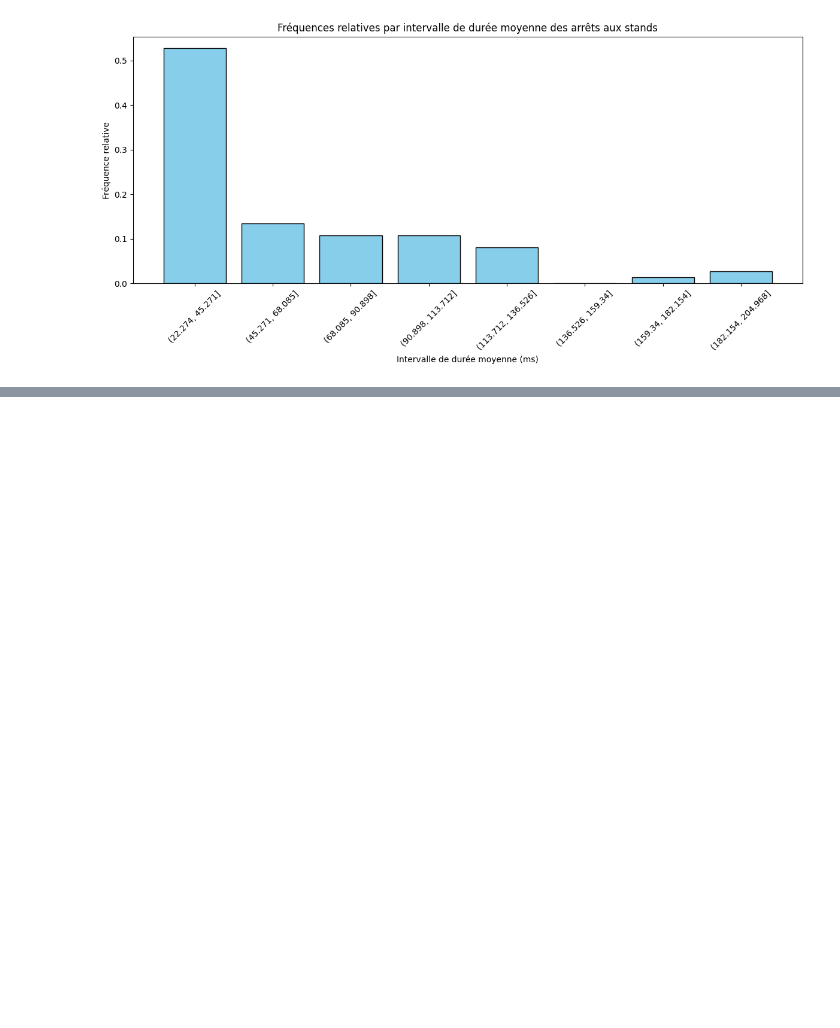
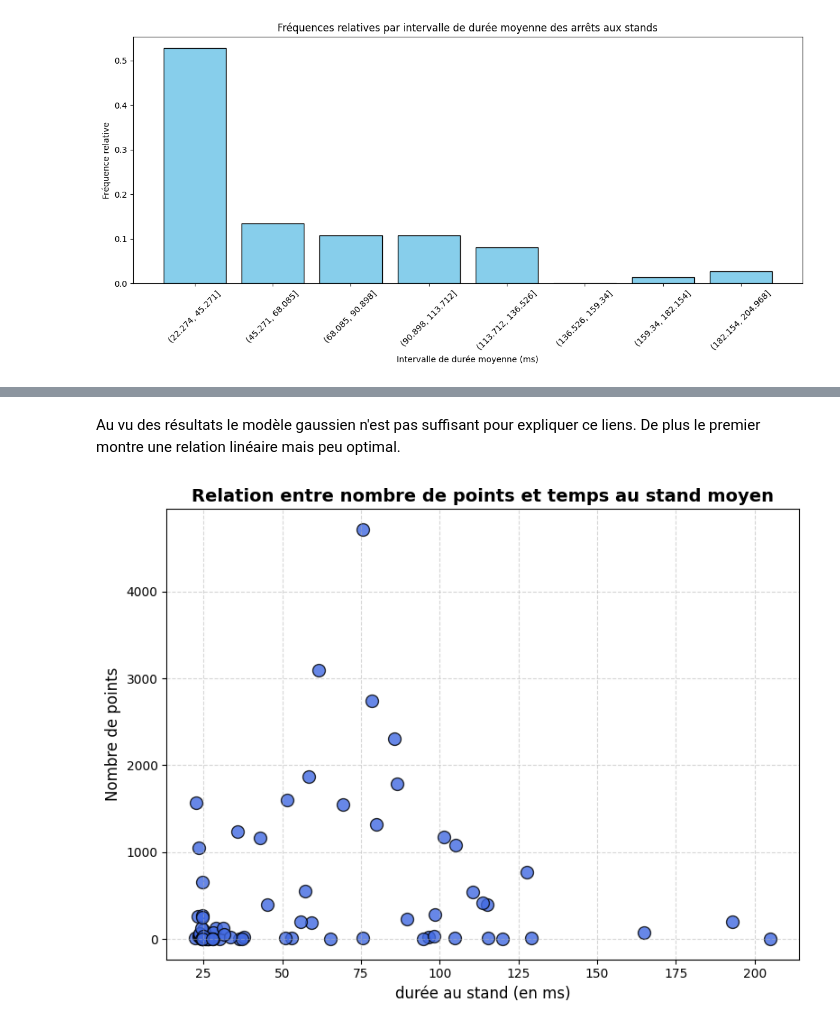
Before and after one commit to OzeelCharles/projet_info2, a Jupyter notebook: Notebook_final.ipynb, the cells around one changed output, grey strips where cells are left out. Drawn from its saved outputs; the diff is of its cells as text; code cells hidden in the pictures; blank space fills up the shorter version.

```diff
--- a/Notebook_final.ipynb
+++ b/Notebook_final.ipynb
@@ -222,0 +245,12 @@ Enfin nous arrivons à l'application du machin learning sur nos données.
+# %% [markdown]
+Au vu des résultats le modèle gaussien n'est pas suffisant pour expliquer ce liens.
+De plus le premier montre une relation linéaire mais peu optimal.
+# %%
+nom_pit_stop = charles.table_stat_stop_drivers(pit_stops, drivers)["driverRef"]
+pit_stop_ = charles.table_stat_stop_drivers(pit_stops, drivers)["duration_mean"]
+points_ = charles.ttal_vict_pts_table(results,drivers)
+points_ = points_[points_["driverRef"].isin(nom_pit_stop)]["points"]
+
+charles.plot_relation_pitstops(points_, pit_stop_)
+# %% [output]
+[figure, added]
```
Also changed, not shown: parts of 7 cells of this notebook, 1 other file.
